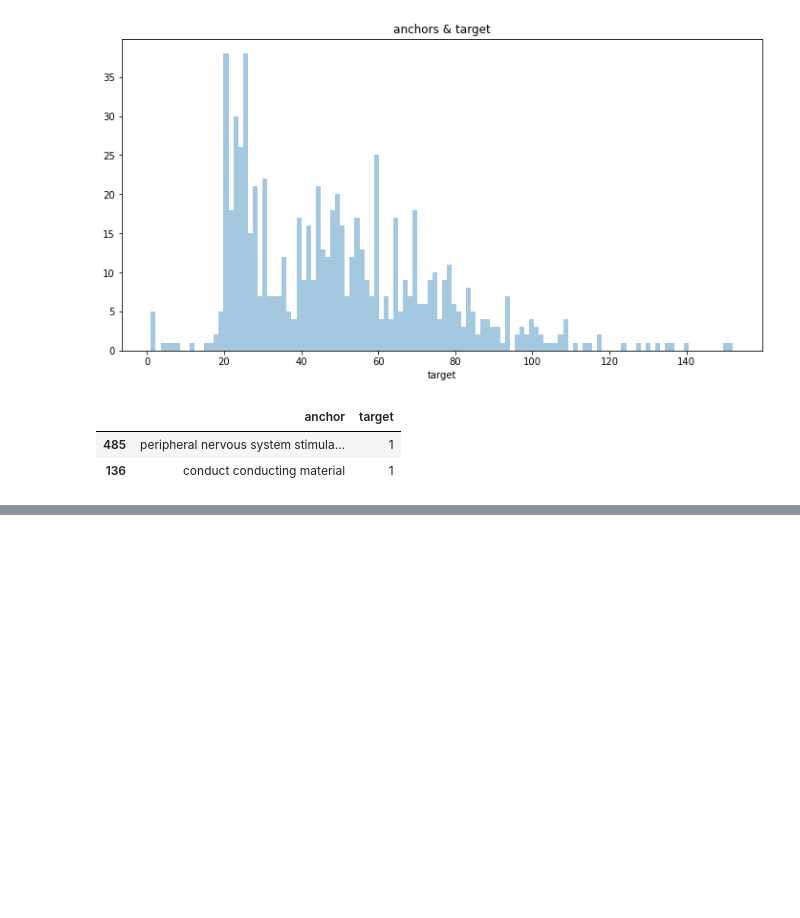
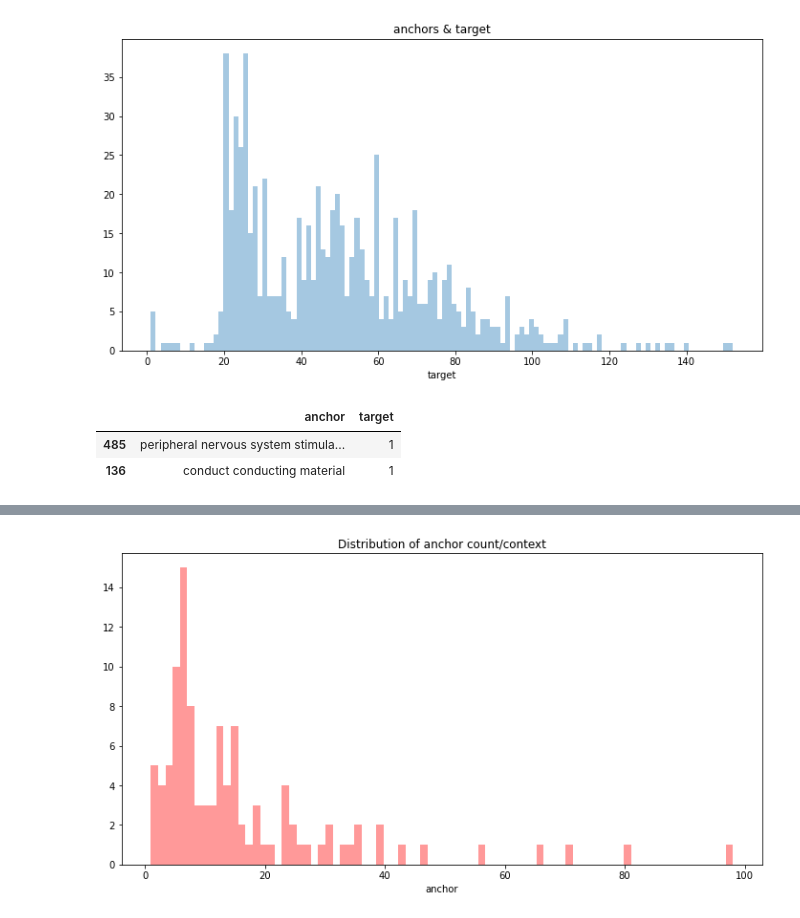
Before and after one commit to wlrma0108/EDA-USPPM, a Jupyter notebook: USPPPM-Huggingface_P.ipynb, the cells around one changed output, grey strips where cells are left out. Saved outputs shown, nothing was run; the diff lists cells and outputs as text; code cells hidden in the pictures; blank space fills up the shorter version.

```diff
--- a/USPPPM-Huggingface_P.ipynb
+++ b/USPPPM-Huggingface_P.ipynb
@@ -82,0 +128,4 @@ NameError: name 'show_wordcloud' is not defined
+# %%
+anchor_train_df=train_df[["context","anchor"]].drop_duplicates()
+group_df=anchor_train_df.groupby(["context"])["anchor"].count().reset_index().sort_values(["anchor"],ascending=False)
+group_df.head(10)
@@ -82,0 +144,7 @@ NameError: name 'show_wordcloud' is not defined
+# %%
+plt.figure(figsize=(12,6))
+plt.title("Distribution of anchor count/context")
+sns.distplot(group_df["anchor"],kde=False,hist=True,bins=80,label=None,color="red")
+plt.show()
+# %% [output]
+[figure, added]
```
Also changed, not shown: parts of 9 cells of this notebook.
